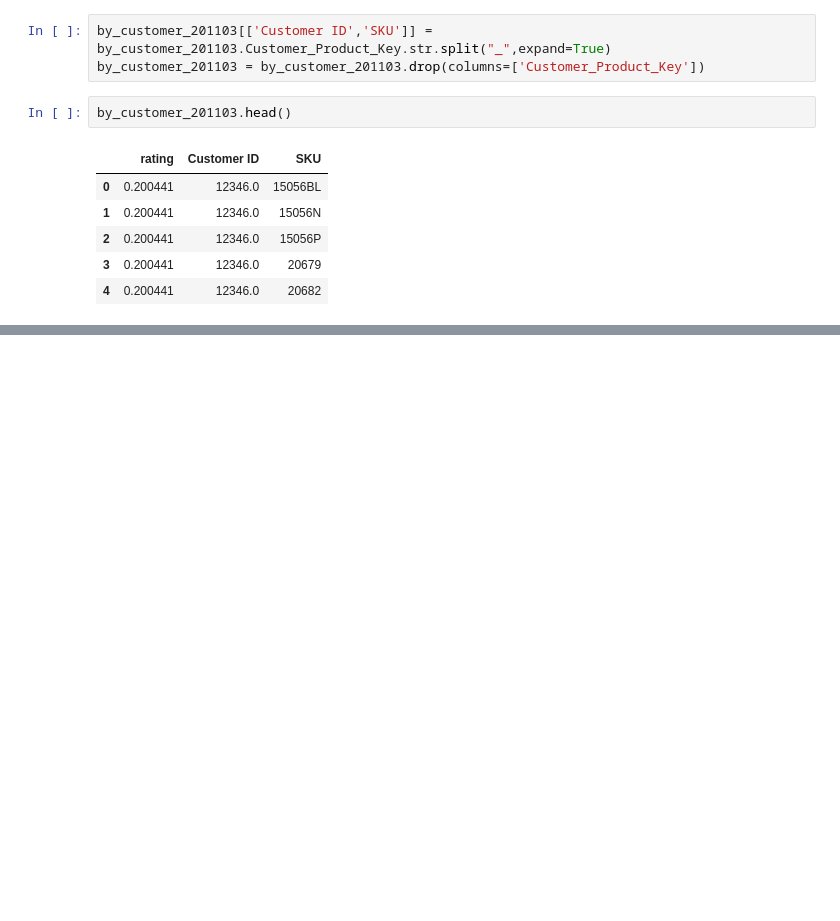
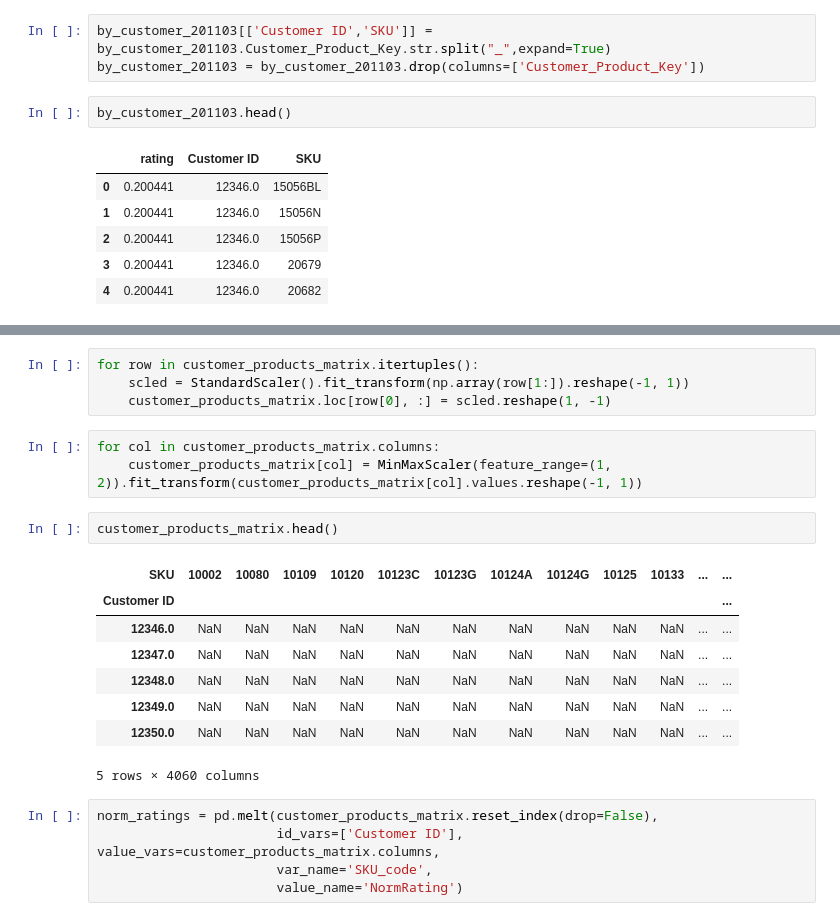
Before and after one commit to ga-tardochisalles/online-retail-customer-segregation, a Jupyter notebook: CustAnalysis_Recommender.ipynb, the cells around one changed output, grey strips where cells are left out. Cells and saved outputs as stored; diff of their text form; blank space fills up the shorter version.

```diff
--- a/Cohort_RFM_KMeans_Customer_Analysis.ipynb
+++ b/CustAnalysis_Recommender.ipynb
@@ -505,0 +541,23 @@ by_customer_201103.head()
+# %%
+for row in customer_products_matrix.itertuples():
+    scled = StandardScaler().fit_transform(np.array(row[1:]).reshape(-1, 1))
+    customer_products_matrix.loc[row[0], :] = scled.reshape(1, -1)
+# %%
+for col in customer_products_matrix.columns:
+    customer_products_matrix[col] = MinMaxScaler(feature_range=(1, 2)).fit_transform(customer_products_matrix[col].values.reshape(-1, 1))
+# %%
+customer_products_matrix.head()
+# %% [output]
+| SKU | 10002 | 10080 | 10109 | 10120 | 10123C | 10123G | 10124A | 10124G | 10125 | 10133 | ... | ... |
+| Customer ID |  |  |  |  |  |  |  |  |  |  |  | ... |
+| 12346.0 | NaN | NaN | NaN | NaN | NaN | NaN | NaN | NaN | NaN | NaN | ... | ... |
+| 12347.0 | NaN | NaN | NaN | NaN | NaN | NaN | NaN | NaN | NaN | NaN | ... | ... |
+| 12348.0 | NaN | NaN | NaN | NaN | NaN | NaN | NaN | NaN | NaN | NaN | ... | ... |
+| 12349.0 | NaN | NaN | NaN | NaN | NaN | NaN | NaN | NaN | NaN | NaN | ... | ... |
+| 12350.0 | NaN | NaN | NaN | NaN | NaN | NaN | NaN | NaN | NaN | NaN | ... | ... |
+5 rows × 4060 columns
+# %%
+norm_ratings = pd.melt(customer_products_matrix.reset_index(drop=False),
+                       id_vars=['Customer ID'], value_vars=customer_products_matrix.columns,
+                       var_name='SKU_code',
+                       value_name='NormRating')
```
Also changed, not shown: parts of 27 cells of this notebook.
